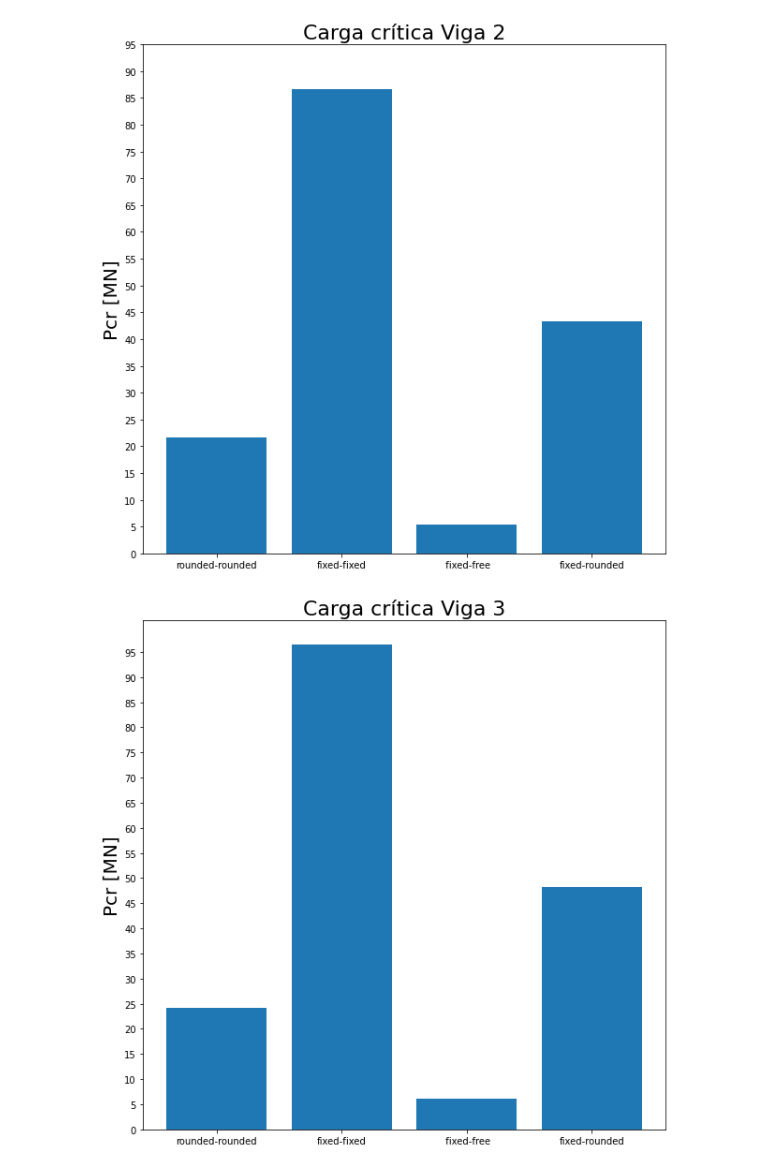
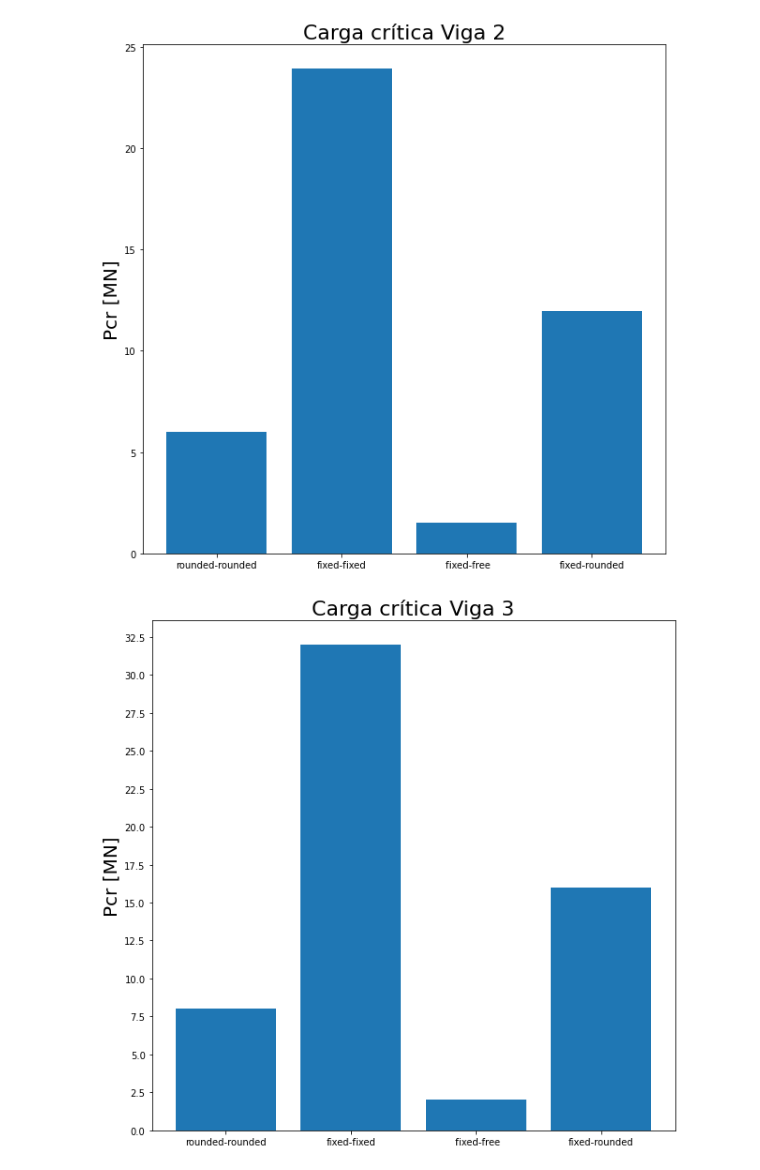
Before and after one commit to AndresFlorez-Git/Disismec, a Jupyter notebook: Lab_pandeo/Lab_pandeo.ipynb, the cells around one changed output. Drawn from its saved outputs; the diff is of its cells as text; code cells hidden in the pictures.

```diff
--- a/Lab_pandeo/Lab_pandeo.ipynb
+++ b/Lab_pandeo/Lab_pandeo.ipynb
@@ -4,7 +4,7 @@ import matplotlib.pyplot as plt
 import pandas as pd
 
 ########## Material ###################
-E = 250e6 # Pa
+E = 210e9 # Pa
 ########## Geometría ##################
 
 ######## Viga 1 #########
@@ -12,34 +12,34 @@ Largo_viga1 = 200e-3 # m
 Ancho_viga1 = 10e-3 # m
 Espesor_viga1 = 0.5e-3 #m
 Area_transversal_viga1 = Ancho_viga1*Espesor_viga1 #m^2
-Momento_inercia_viga1 = (Largo_viga1*Ancho_viga1**3)/12
+Momento_inercia_viga1 = (Ancho_viga1*Espesor_viga1**3)/12
 ######## Viga 2 #########
 Largo_viga2 = 190e-3 # m
 Ancho_viga2 = 10e-3 # m
 Espesor_viga2 = 0.5e-3 #m
 Area_transversal_viga2 = Ancho_viga2*Espesor_viga2 #m^2
-Momento_inercia_viga2 = (Largo_viga2*Ancho_viga2**3)/12
+Momento_inercia_viga2 = (Ancho_viga2*Espesor_viga2**3)/12
 ######## Viga 3 #########
 Largo_viga3 = 180e-3 # m
-Ancho_viga3 = 10e-3 # m
+Ancho_viga3 = 12e-3 # m
 Espesor_viga3 = 0.5e-3 #m
 Area_transversal_viga3 = Ancho_viga3*Espesor_viga3 #m^2
-Momento_inercia_viga3 = (Largo_viga2*Ancho_viga2**3)/12
+Momento_inercia_viga3 = (Ancho_viga3*Espesor_viga3**3)/12
 
 
 ########### Cálculos ########
 C = np.array([1,4,1/4,2])
 ######### viga 1 ###########
 k_viga1 = np.sqrt(Momento_inercia_viga1/Area_transversal_viga1)
-P_critico_viga1 = (C*(np.pi**2)*E/(Largo_viga1/k_viga1)**2)/10e6 #MN
+P_critico_viga1 = (Area_transversal_viga1*C*(np.pi**2)*E/(Largo_viga1/k_viga1)**2) #MN
 
 ######### viga 2 ###########
 k_viga2 = np.sqrt(Momento_inercia_viga2/Area_transversal_viga2)
-P_critico_viga2 = (C*(np.pi**2)*E/(Largo_viga2/k_viga2)**2)/10e6 #MN
+P_critico_viga2 = (Area_transversal_viga2*C*(np.pi**2)*E/(Largo_viga2/k_viga2)**2) #MN
 
 ######### viga 3 ###########
 k_viga3 = np.sqrt(Momento_inercia_viga3/Area_transversal_viga3)
-P_critico_viga3 = (C*(np.pi**2)*E/(Largo_viga3/k_viga3)**2)/10e6 #MN
+P_critico_viga3 = (Area_transversal_viga3*C*(np.pi**2)*E/(Largo_viga3/k_viga3)**2) #MN
 
 names = [['                   ','rounded-rounded', 'fixed-fixed', ' fixed-free', 'fixed-rounded'],['P_critico de Viga 1', P_critico_viga1[0],P_critico_viga1[1],P_critico_viga1[2],P_critico_viga1[3]],['P_critico de Viga 2', P_critico_viga2[0],P_critico_viga2[1],P_critico_viga2[2],P_critico_viga2[3]],['P_critico de Viga 3', P_critico_viga3[0],P_critico_viga3[1],P_critico_viga3[2],P_critico_viga3[3]]]
 names = np.array(names)
@@ -50,7 +50,7 @@ x = np.arange(4)
 plt.figure(1,(10,10))
 plt.bar(x,P_critico_viga1)
 plt.xticks(x, ('rounded-rounded', 'fixed-fixed', ' fixed-free', 'fixed-rounded'))
-plt.yticks(np.arange(0, 100, 5))
+# plt.yticks(np.arange(0, 100, 5))
 plt.ylabel('Pcr [MN]',fontsize = 20)
 plt.title('Carga crítica Viga 1',fontsize = 22)
 plt.savefig('Pcr_viga1.png')
@@ -60,7 +60,7 @@ plt.figure(2,(10,10))
 plt.bar(x,P_critico_viga2)
 plt.xticks(x, ('rounded-rounded', 'fixed-fixed', ' fixed-free', 'fixed-rounded'))
 plt.ylabel('Pcr [MN]',fontsize = 20)
-plt.yticks(np.arange(0, 100, 5))
+# plt.yticks(np.arange(0, 100, 5))
 plt.title('Carga crítica Viga 2',fontsize = 22)
 plt.savefig('Pcr_viga2.png')
 
@@ -69,7 +69,7 @@ plt.figure(3,(10,10))
 plt.bar(x,P_critico_viga3)
 plt.xticks(x, ('rounded-rounded', 'fixed-fixed', ' fixed-free', 'fixed-rounded'))
 plt.ylabel('Pcr [MN]',fontsize = 20)
-plt.yticks(np.arange(0, 100, 5))
+plt.yticks(np.arange(0, 35, 2.5))
 plt.title('Carga crítica Viga 3',fontsize = 22)
 plt.savefig('Pcr_viga3.png')
 # %% [output]
@@ -85,2 +85,2 @@ plt.savefig('Pcr_viga3.png')
-[figure, old version]
+[figure, new version]
-[figure, old version]
+[figure, new version]
```
Also changed, not shown: parts of 1 cell of this notebook.
